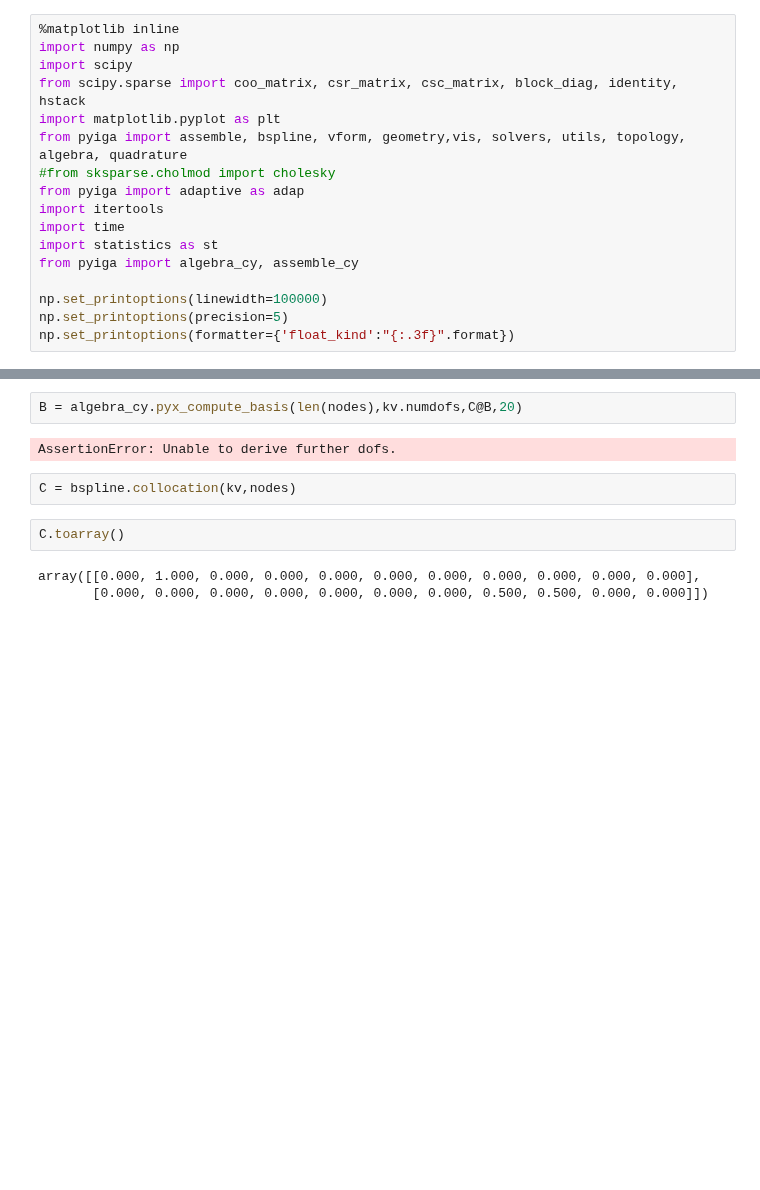
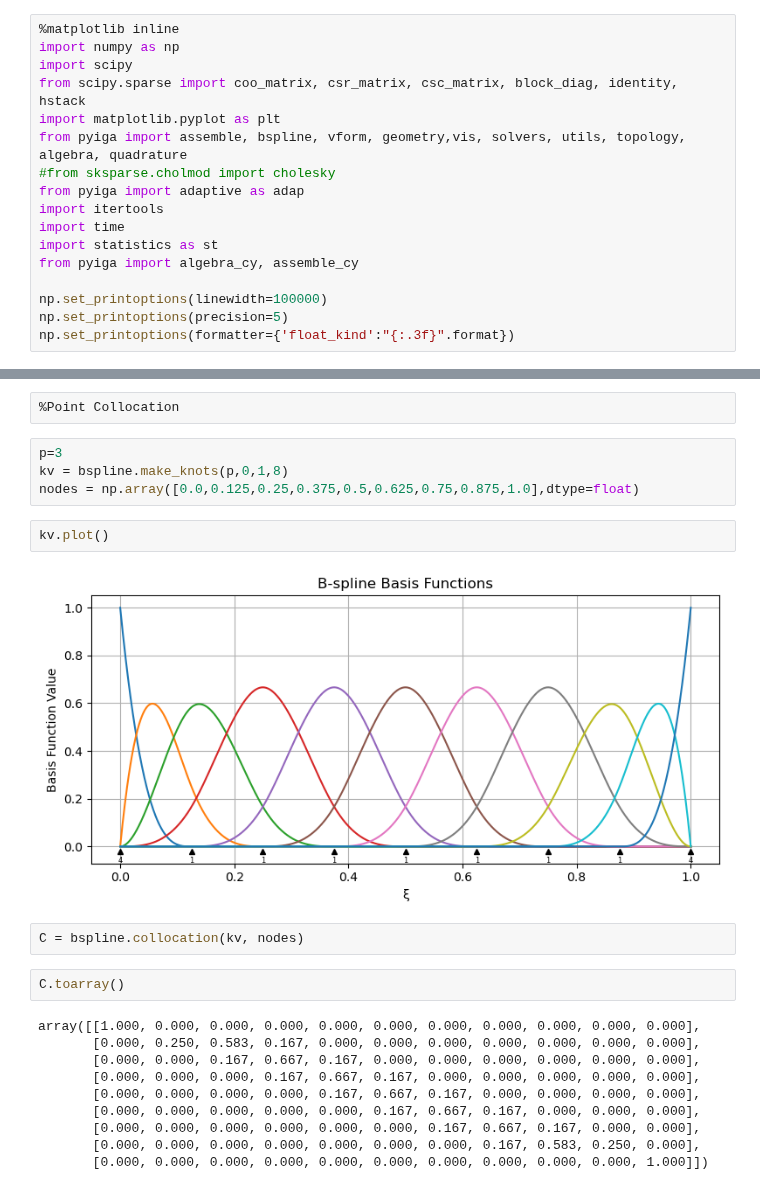
Before and after one commit to c-f-h/pyiga, a Jupyter notebook: notebooks/TestBasis.ipynb, the cells around one changed output, grey strips where cells are left out. Saved outputs shown, nothing was run; the diff lists cells and outputs as text; blank space fills up the shorter version.

```diff
--- a/notebooks/TestBasis.ipynb
+++ b/notebooks/TestBasis.ipynb
@@ -168,11 +113,24 @@ array([[0.000, 0.000, 0.000, 0.000, 0.000, 0.000, 0.000, 0.000, 0.000, 0.000, 0.
-# %%
-B = algebra_cy.pyx_compute_basis(len(nodes),kv.numdofs,C@B,20)
-# %% [output]
-AssertionError: Unable to derive further dofs.
+# %% [raw]
+%Point Collocation
+# %%
+p=3
+kv = bspline.make_knots(p,0,1,8)
+nodes = np.array([0.0,0.125,0.25,0.375,0.5,0.625,0.75,0.875,1.0],dtype=float)
+# %%
+kv.plot()
+# %% [output]
+[figure, added]
 # %%
-C = bspline.collocation(kv,nodes)
+C = bspline.collocation(kv, nodes)
 # %%
 C.toarray()
 # %% [output]
-array([[0.000, 1.000, 0.000, 0.000, 0.000, 0.000, 0.000, 0.000, 0.000, 0.000, 0.000],
-       [0.000, 0.000, 0.000, 0.000, 0.000, 0.000, 0.000, 0.500, 0.500, 0.000, 0.000]])
+array([[1.000, 0.000, 0.000, 0.000, 0.000, 0.000, 0.000, 0.000, 0.000, 0.000, 0.000],
+       [0.000, 0.250, 0.583, 0.167, 0.000, 0.000, 0.000, 0.000, 0.000, 0.000, 0.000],
+       [0.000, 0.000, 0.167, 0.667, 0.167, 0.000, 0.000, 0.000, 0.000, 0.000, 0.000],
+       [0.000, 0.000, 0.000, 0.167, 0.667, 0.167, 0.000, 0.000, 0.000, 0.000, 0.000],
+       [0.000, 0.000, 0.000, 0.000, 0.167, 0.667, 0.167, 0.000, 0.000, 0.000, 0.000],
+       [0.000, 0.000, 0.000, 0.000, 0.000, 0.167, 0.667, 0.167, 0.000, 0.000, 0.000],
+       [0.000, 0.000, 0.000, 0.000, 0.000, 0.000, 0.167, 0.667, 0.167, 0.000, 0.000],
+       [0.000, 0.000, 0.000, 0.000, 0.000, 0.000, 0.000, 0.167, 0.583, 0.250, 0.000],
+       [0.000, 0.000, 0.000, 0.000, 0.000, 0.000, 0.000, 0.000, 0.000, 0.000, 1.000]])
```
Also changed, not shown: parts of 42 cells of this notebook, 1 other file.
